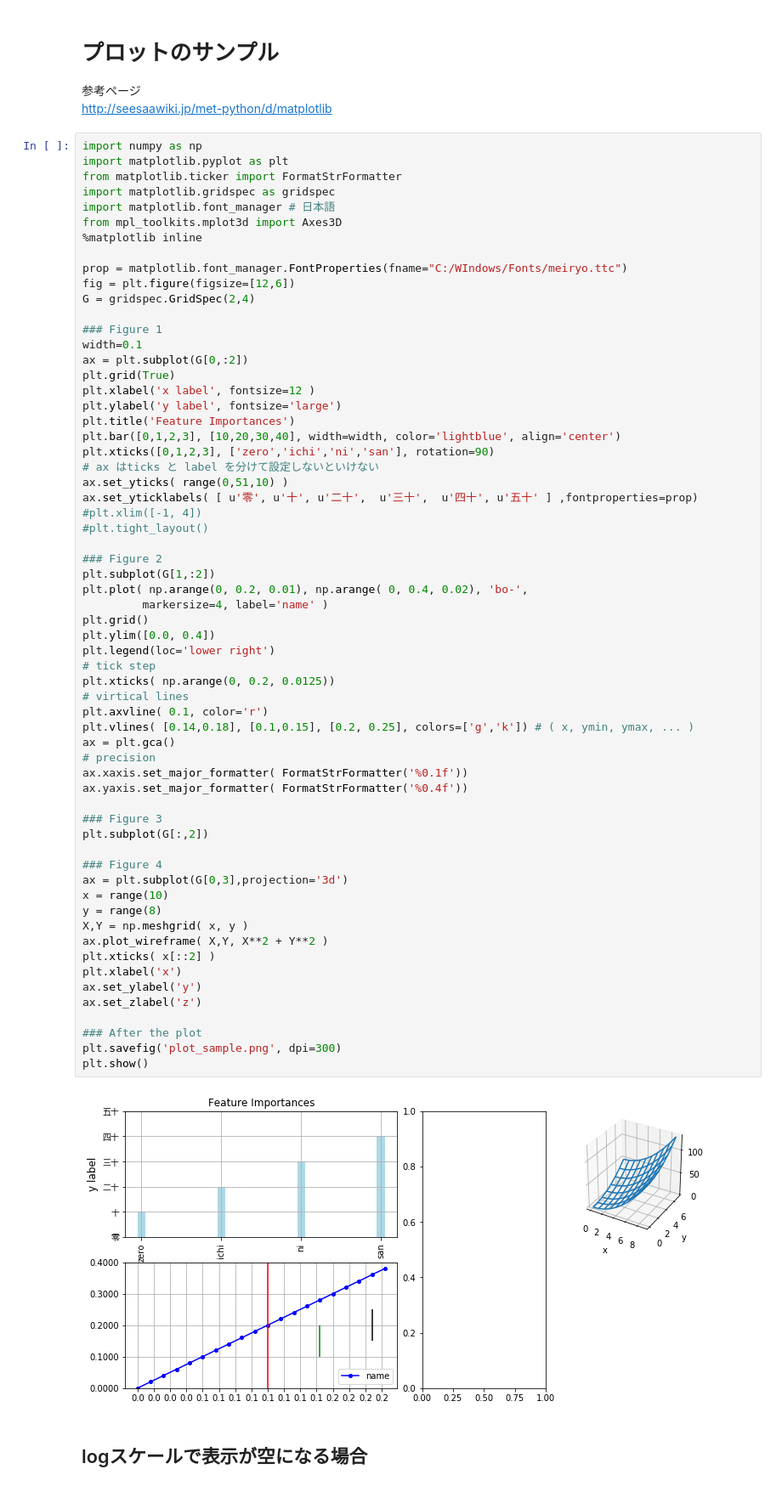
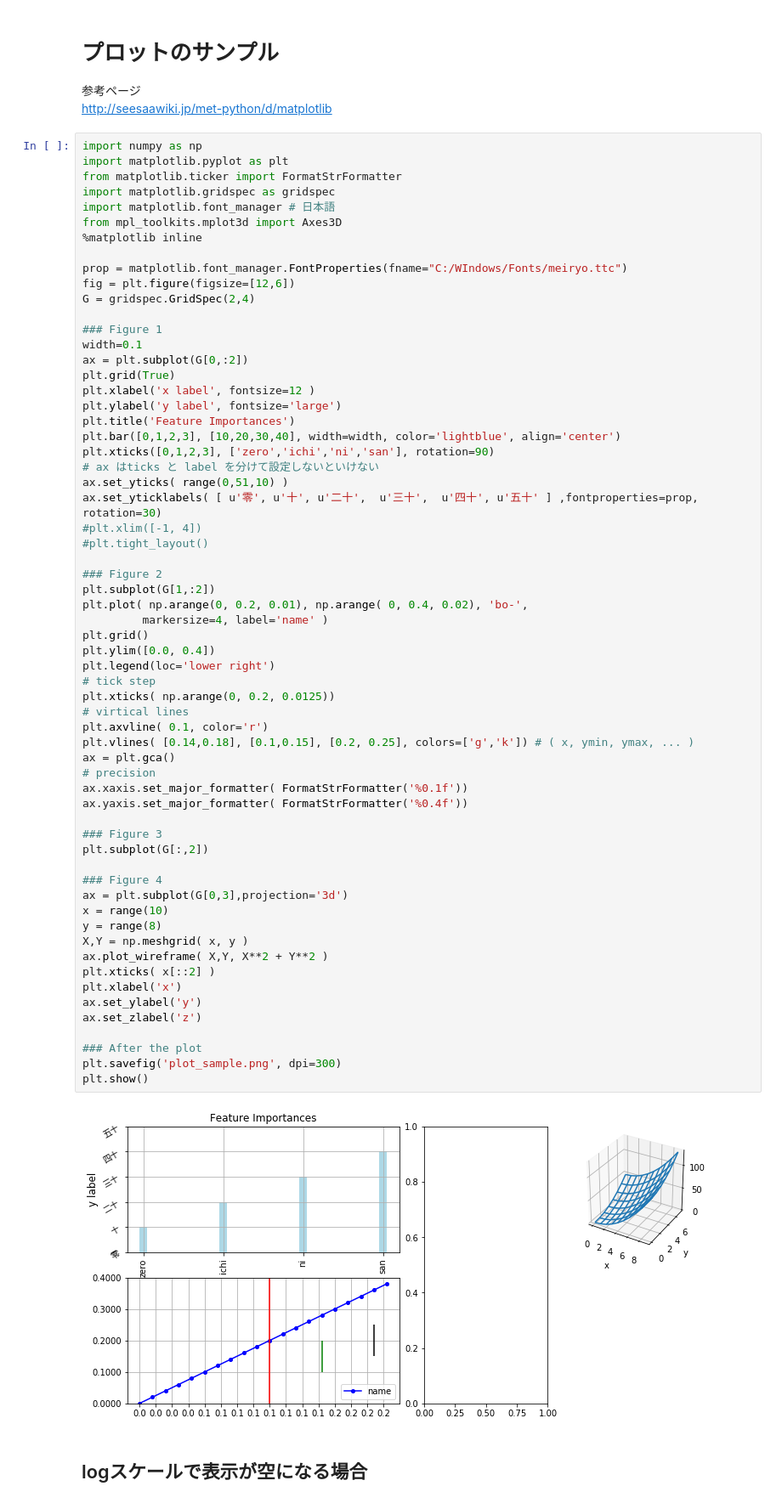
Before and after one commit to t2240013/hello-world, a Jupyter notebook: PythonMemo.ipynb, the cells around one changed output. Shown: that part at 85% size. Saved outputs shown, nothing was run; the diff lists cells and outputs as text.

```diff
--- a/PythonMemo.ipynb
+++ b/PythonMemo.ipynb
@@ -275,7 +275,7 @@ plt.bar([0,1,2,3], [10,20,30,40], width=width, color='lightblue', align='center'
 plt.xticks([0,1,2,3], ['zero','ichi','ni','san'], rotation=90)
 # ax はticks と label を分けて設定しないといけない
 ax.set_yticks( range(0,51,10) )
-ax.set_yticklabels( [ u'零', u'十', u'二十',  u'三十',  u'四十', u'五十' ] ,fontproperties=prop)
+ax.set_yticklabels( [ u'零', u'十', u'二十',  u'三十',  u'四十', u'五十' ] ,fontproperties=prop, rotation=30)
 #plt.xlim([-1, 4])
 #plt.tight_layout()
 
@@ -287,34 +287,34 @@ plt.grid()
 plt.ylim([0.0, 0.4])
 plt.legend(loc='lower right')
 # tick step
 plt.xticks( np.arange(0, 0.2, 0.0125))
 # virtical lines
 plt.axvline( 0.1, color='r')
 plt.vlines( [0.14,0.18], [0.1,0.15], [0.2, 0.25], colors=['g','k']) # ( x, ymin, ymax, ... )
 ax = plt.gca()
 # precision
 ax.xaxis.set_major_formatter( FormatStrFormatter('%0.1f'))
 ax.yaxis.set_major_formatter( FormatStrFormatter('%0.4f'))
 
 ### Figure 3
 plt.subplot(G[:,2])
 
 ### Figure 4
 ax = plt.subplot(G[0,3],projection='3d')
 x = range(10)
 y = range(8)
 X,Y = np.meshgrid( x, y )
 ax.plot_wireframe( X,Y, X**2 + Y**2 )
 plt.xticks( x[::2] )
 plt.xlabel('x')
 ax.set_ylabel('y')
 ax.set_zlabel('z')
 
 ### After the plot
 plt.savefig('plot_sample.png', dpi=300)
 plt.show()
 # %% [output]
-[figure, old version]
+[figure, new version]
 # %% [markdown]
 ## logスケールで表示が空になる場合
 # %%
```
Also changed, not shown: parts of 13 cells of this notebook, 2 other files.
